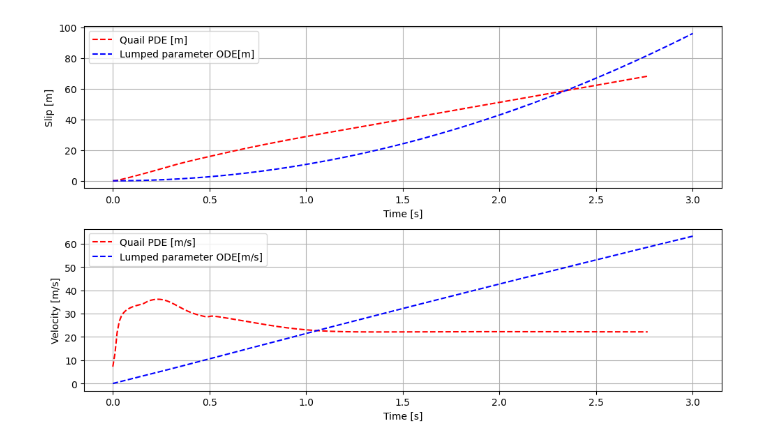
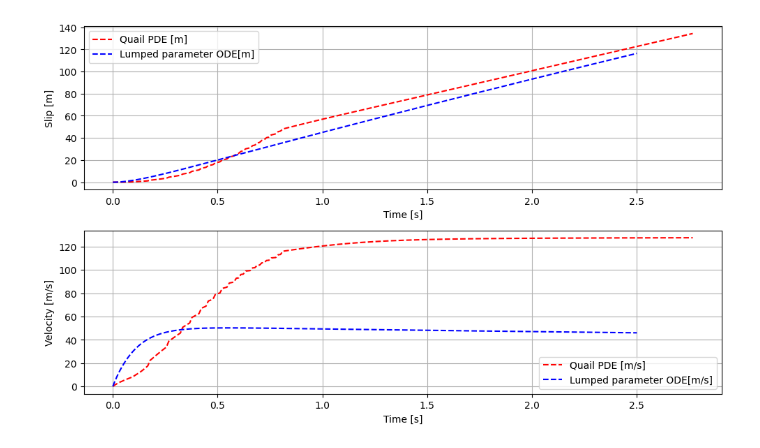
Before and after one commit to paxtonsc/volcano-sims, a Jupyter notebook: notebooks/2025.04.14.experiments.ipynb, the cells around one changed output. Drawn from its saved outputs; the diff is of its cells as text; code cells hidden in the pictures.

```diff
--- a/notebooks/2025.04.14.experiments.ipynb
+++ b/notebooks/2025.04.14.experiments.ipynb
@@ -101,7 +127,7 @@ R = 5      # Radius [m]
 L_plug = 50 # Plug length
 g = 9.81  # Acceleration due to gravity [m/s^2]
 
-rho = 2.6e3  # Density
+rho = 2e2  # Density
 
 M_plug = R**2 * np.pi * L_plug * rho    # Mass
 C = 130 # [m/s] Speed of sound in magma
@@ -114,7 +140,7 @@ D_c = 2
 mu = 5e6
 
 A = np.pi * R**2  # Cross-sectional area
-p0 = 3e6  # Pressure at the top of the conduit
+p0 = 5e6  # Pressure at the top of the conduit
 p_atm = 1e5  # Atmospheric pressure
 
 
@@ -136,16 +162,16 @@ def system(state, t):
     ds1_dt = s2
 
     # ds2/dt = (-A*K*s2)/(M*L_melt) + ((tau_p - tau_s)*2*pi*R*(L_plug - s1)*s1)/M
-    ds2_dt =  (-rho * C * s2) / (M_plug)  \
-            + (A * (p0 - p_atm) / M_plug) \
+    ds2_dt = (A * (p0 - p_atm) / M_plug) \
+            - (rho * C * s2) / (M_plug)  \
             - (tau(s1) * 2 * np.pi * R * (L_plug - s1)) / M_plug  \
-            - g/M_plug
-            #- 4 * np.pi * mu * (L_melt+s1) * s2 / M_plug \
+            - g/M_plug \
+            - 0.0005 * np.pi * mu * (L_melt+s1) * s2 / M_plug \
 
     return [ds1_dt, ds2_dt]
 
 # Time points
-t = np.linspace(0, 3, 1000)  # Time from 0 to 10 with 1000 points
+t = np.linspace(0, 2.5, 1000)  # Time from 0 to 10 with 1000 points
 
 # Initial conditions
 s1_0 = 0.0  # Initial position
@@ -161,12 +187,14 @@ s2 = solution[:, 1]  # Velocity
 # %%
 folder = "eruption_model"
 file_prefix = "tungurahua_rad_5_v19_conduit"
+BASE_PATH = "/Users/paxton/git"
 N = 250
 slip_time_series = []
+ds_dt_quail = []
 times = []
 
 for i in range(0, N):
-    solver = readwritedatafiles.read_data_file(f"{folder}/{file_prefix}_{i}.pkl")
+    solver = readwritedatafiles.read_data_file(f"{BASE_PATH}/volcano_sims/{folder}/{file_prefix}_{i}.pkl")
     arhoA = solver.state_coeffs[:,:,solver.physics.get_state_index("pDensityA")]
     arhoWt = solver.state_coeffs[:,:,solver.physics.get_state_index("pDensityWt")]
     arhoWv = solver.state_coeffs[:,:,solver.physics.get_state_index("pDensityWv")]
@@ -174,36 +202,51 @@ for i in range(0, N):
     arhoM = solver.state_coeffs[:,:,solver.physics.get_state_index("pDensityM")]
     arhoF = solver.state_coeffs[:,:,solver.physics.get_state_index("pDensityFm")]
 
-	# Get the value of the new state variable.
-    rho_mix = arhoA + arhoWv + arhoM + arhoF
+    rho = np.sum(solver.state_coeffs[:, :, solver.physics.get_mass_slice()],axis=2,keepdims=True)
     momentum = solver.state_coeffs[:,:,solver.physics.get_momentum_slice()]
 
+    # Get the position of of each nodal points (location corresponding to each entry of slip)
+    nodal_pts = solver.basis.get_nodes(solver.order)
+	# Allocate [ne] x [nb, ndims]
+    x = np.empty((solver.mesh.num_elems,) + nodal_pts.shape)
+
+    for elem_ID in range(solver.mesh.num_elems):
+		# Fill coordinates in physical space
+	    x[elem_ID] = mesh_tools.ref_to_phys(solver.mesh, elem_ID, nodal_pts)
+
+    wall_friction_index = 5
+    fsource_tau = solver.physics.source_terms[wall_friction_index]
+    plug_boundary = fsource_tau.compute_plug_boundary(solver.state_coeffs, x, solver.physics)
+
+    plug_idx = np.argmin(np.abs(x - plug_boundary))
+
+    #print(f"time {solver.time} Plug boundary: {plug_boundary}, Plug index: {plug_idx}")
+
     # Get the value of the new state variable.
-    slip_time_series.append((solver.state_coeffs[:,:,solver.physics.get_state_index("rhoSlip")]/rho_mix).ravel()[-1])
+    slip_time_series.append((solver.state_coeffs[:,:,solver.physics.get_state_index("rhoSlip")].ravel()/rho.ravel())[plug_idx])
+    ds_dt_quail.append((momentum.ravel()/rho.ravel())[plug_idx])
     times.append(solver.time)
-
-ds_dt_quail = np.gradient(slip_time_series, times)
 
 # Plot results
 plt.figure(figsize=(10, 6))
 
 plt.subplot(2, 1, 1)
 plt.plot(times, slip_time_series, 'r--', label='Quail PDE [m]')
 plt.plot(t, s1, 'b--', label='Lumped parameter ODE[m]')
 plt.xlabel("Time [s]")
 plt.ylabel("Slip [m]")
 plt.grid(True)
 plt.legend()
 
 
 plt.subplot(2, 1, 2)
 plt.plot(times, ds_dt_quail, 'r--', label='Quail PDE [m/s]')
 plt.plot(t, s2, 'b--', label='Lumped parameter ODE[m/s]')
 plt.xlabel("Time [s]")
 plt.ylabel("Velocity [m/s]")
 plt.tight_layout()
 plt.grid(True)
 plt.legend()
 plt.show()
 # %% [output]
-[figure, old version]
+[figure, new version]
```
Also changed, not shown: parts of 28 cells of this notebook, 7 other files.
